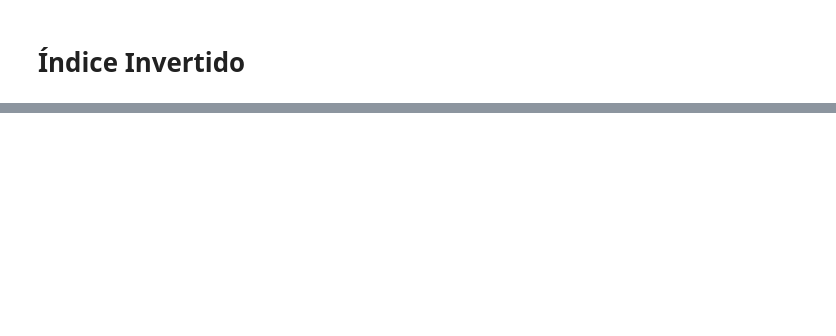
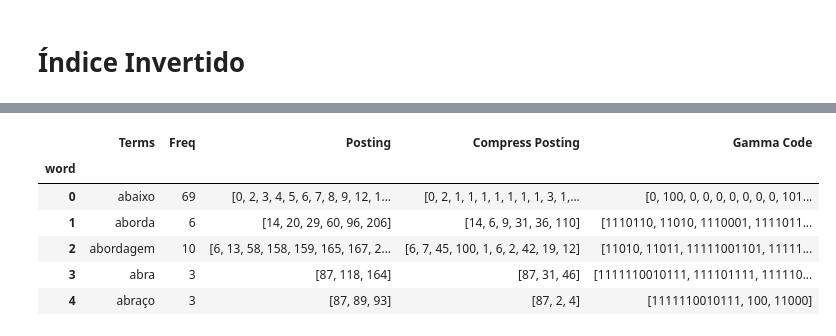
Before and after one commit to cmlins/recuperacaoDeInformacao, a Jupyter notebook: Indice_Invertido.ipynb, the cells around one changed output, grey strips where cells are left out. Saved outputs shown, nothing was run; the diff lists cells and outputs as text; code cells hidden in the pictures; blank space fills up the shorter version.

```diff
--- a/Indice_Invertido.ipynb
+++ b/Indice_Invertido.ipynb
@@ -1193,0 +1388,14 @@ files.download('indice_invertido.csv')
+# %%
+posting_to_bin = indice_invertido['Compress Posting'].tolist()
+bin_post = [[gamma_code(i) for i in j] for j in posting_to_bin]
+indice_invertido['Gamma Code'] = bin_post
+# %%
+indice_invertido.head()
+# %% [output]
+|  | Terms | Freq | Posting | Compress Posting | Gamma Code |
+| word |  |  |  |  |  |
+| 0 | abaixo | 69 | [0, 2, 3, 4, 5, 6, 7, 8, 9, 12, 1... | [0, 2, 1, 1, 1, 1, 1, 1, 1, 3, 1,... | [0, 100, 0, 0, 0, 0, 0, 0, 0, 101... |
+| 1 | aborda | 6 | [14, 20, 29, 60, 96, 206] | [14, 6, 9, 31, 36, 110] | [1110110, 11010, 1110001, 1111011... |
+| 2 | abordagem | 10 | [6, 13, 58, 158, 159, 165, 167, 2... | [6, 7, 45, 100, 1, 6, 2, 42, 19, 12] | [11010, 11011, 11111001101, 11111... |
+| 3 | abra | 3 | [87, 118, 164] | [87, 31, 46] | [1111110010111, 111101111, 111110... |
+| 4 | abraço | 3 | [87, 89, 93] | [87, 2, 4] | [1111110010111, 100, 11000] |
```
Also changed, not shown: parts of 89 cells of this notebook.
